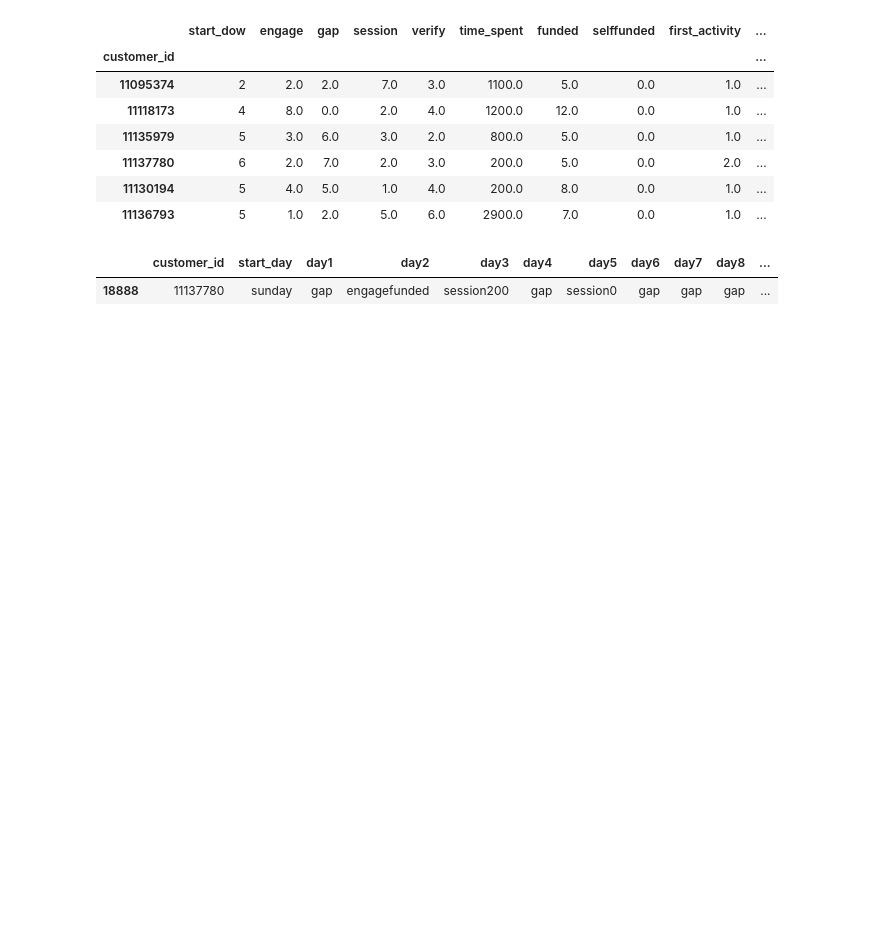
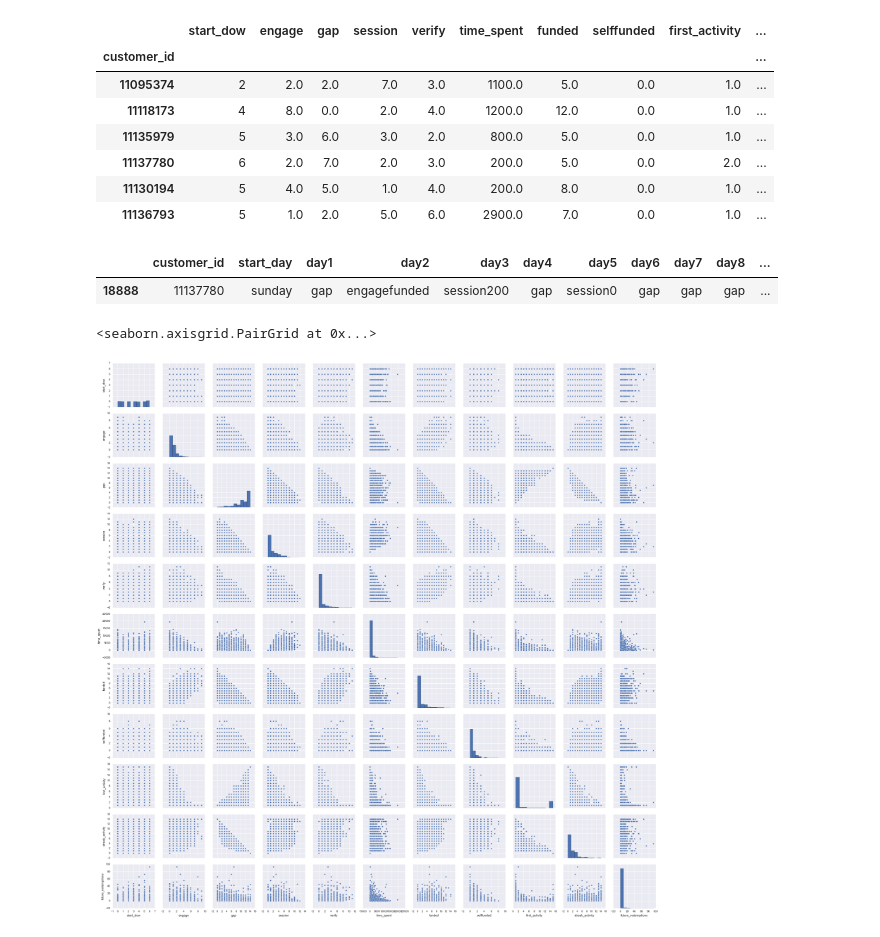
Before and after one commit to kaylaandersen/marketing-ith, a Jupyter notebook: code/initial_eda.ipynb, the cells around one changed output. Cells and saved outputs as stored; diff of their text form; code cells hidden in the pictures; blank space fills up the shorter version.

```diff
--- a/code/initial_eda.ipynb
+++ b/code/initial_eda.ipynb
@@ -55,0 +71,5 @@ pd.hist
+# %%
+sns.pairplot(model_df)
+# %% [output]
+<seaborn.axisgrid.PairGrid at 0x...>
+[figure, added]
```
Also changed, not shown: parts of 7 cells of this notebook, 1 other file.
